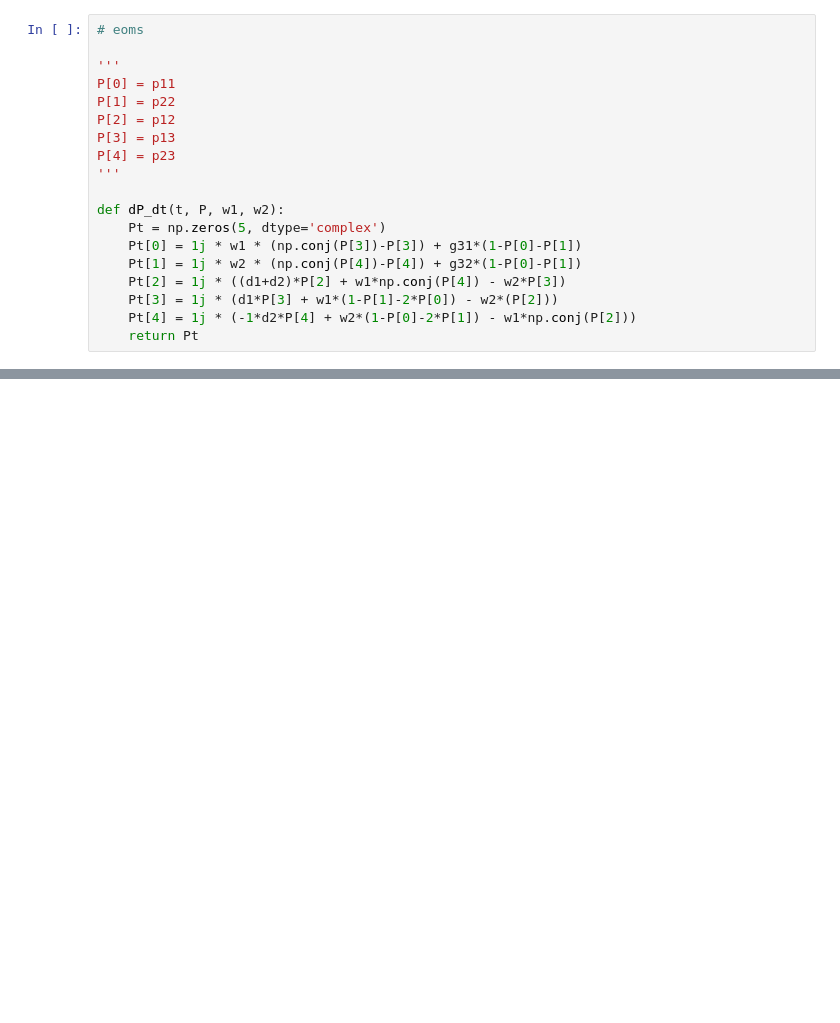
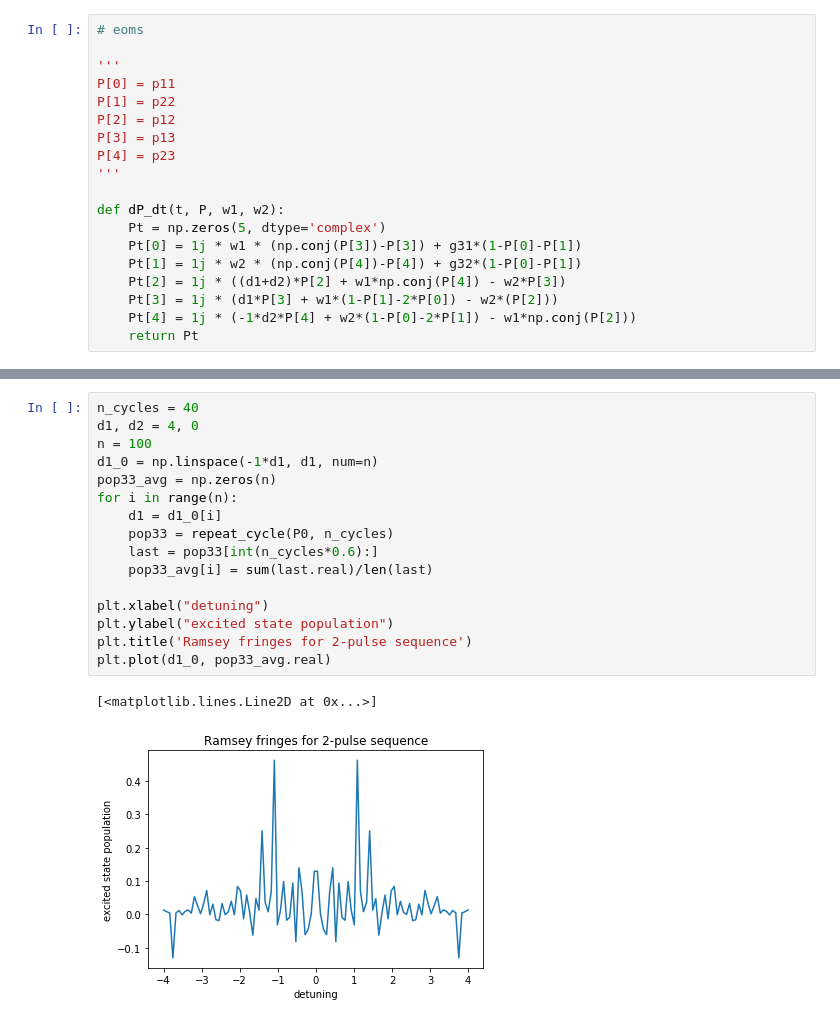
Before and after one commit to dahlia-ghoshal/cpt, a Jupyter notebook: ramsey_fringes.ipynb, the cells around one changed output, grey strips where cells are left out. Saved outputs shown, nothing was run; the diff lists cells and outputs as text; blank space fills up the shorter version.

```diff
--- a/ramsey_fringes.ipynb
+++ b/ramsey_fringes.ipynb
@@ -98,0 +99,19 @@ def repeat_cycle(n):
+# %%
+n_cycles = 40
+d1, d2 = 4, 0
+n = 100
+d1_0 = np.linspace(-1*d1, d1, num=n)
+pop33_avg = np.zeros(n)
+for i in range(n):
+    d1 = d1_0[i]
+    pop33 = repeat_cycle(P0, n_cycles)
+    last = pop33[int(n_cycles*0.6):]
+    pop33_avg[i] = sum(last.real)/len(last)
+
+plt.xlabel("detuning")
+plt.ylabel("excited state population")
+plt.title('Ramsey fringes for 2-pulse sequence')
+plt.plot(d1_0, pop33_avg.real)
+# %% [output]
+[<matplotlib.lines.Line2D at 0x...>]
+[figure, added]
```
Also changed, not shown: parts of 5 cells of this notebook.
